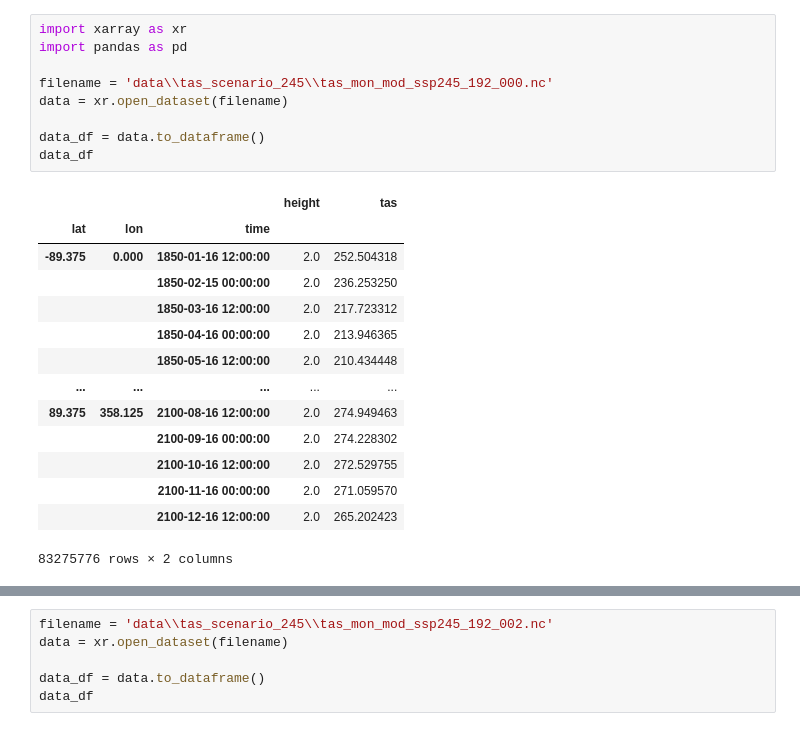
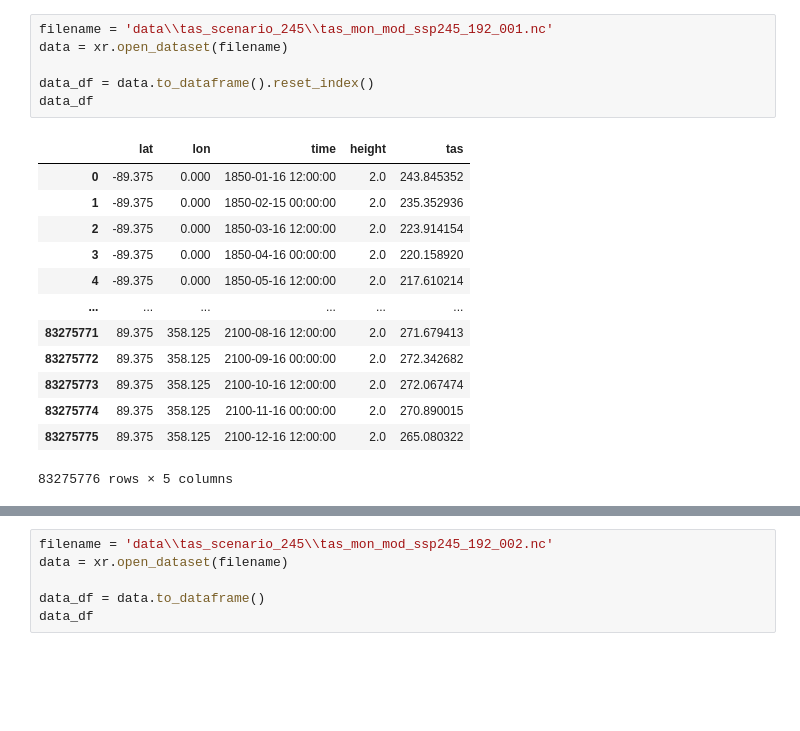
Before and after one commit to opticwiznub/Honours-Thesis, a Jupyter notebook: code/netcdf_to_pd.ipynb, the cells around one changed output, grey strips where cells are left out. Saved outputs shown, nothing was run; the diff lists cells and outputs as text; blank space fills up the shorter version.

```diff
--- a/code/netcdf_to_pd.ipynb
+++ b/code/netcdf_to_pd.ipynb
@@ -32,24 +41,20 @@ cols
 # %%
-import xarray as xr
-import pandas as pd
-
-filename = 'data\\tas_scenario_245\\tas_mon_mod_ssp245_192_000.nc'
+filename = 'data\\tas_scenario_245\\tas_mon_mod_ssp245_192_001.nc'
 data = xr.open_dataset(filename)
 
-data_df = data.to_dataframe()
+data_df = data.to_dataframe().reset_index()
 data_df
 # %% [output]
-|  |  |  | height | tas |
-| lat | lon | time |  |  |
-| -89.375 | 0.000 | 1850-01-16 12:00:00 | 2.0 | 252.504318 |
-|  |  | 1850-02-15 00:00:00 | 2.0 | 236.253250 |
-|  |  | 1850-03-16 12:00:00 | 2.0 | 217.723312 |
-|  |  | 1850-04-16 00:00:00 | 2.0 | 213.946365 |
-|  |  | 1850-05-16 12:00:00 | 2.0 | 210.434448 |
-| ... | ... | ... | ... | ... |
-| 89.375 | 358.125 | 2100-08-16 12:00:00 | 2.0 | 274.949463 |
-|  |  | 2100-09-16 00:00:00 | 2.0 | 274.228302 |
-|  |  | 2100-10-16 12:00:00 | 2.0 | 272.529755 |
-|  |  | 2100-11-16 00:00:00 | 2.0 | 271.059570 |
-|  |  | 2100-12-16 12:00:00 | 2.0 | 265.202423 |
+|  | lat | lon | time | height | tas |
+| 0 | -89.375 | 0.000 | 1850-01-16 12:00:00 | 2.0 | 243.845352 |
+| 1 | -89.375 | 0.000 | 1850-02-15 00:00:00 | 2.0 | 235.352936 |
+| 2 | -89.375 | 0.000 | 1850-03-16 12:00:00 | 2.0 | 223.914154 |
+| 3 | -89.375 | 0.000 | 1850-04-16 00:00:00 | 2.0 | 220.158920 |
+| 4 | -89.375 | 0.000 | 1850-05-16 12:00:00 | 2.0 | 217.610214 |
+| ... | ... | ... | ... | ... | ... |
+| 83275771 | 89.375 | 358.125 | 2100-08-16 12:00:00 | 2.0 | 271.679413 |
+| 83275772 | 89.375 | 358.125 | 2100-09-16 00:00:00 | 2.0 | 272.342682 |
+| 83275773 | 89.375 | 358.125 | 2100-10-16 12:00:00 | 2.0 | 272.067474 |
+| 83275774 | 89.375 | 358.125 | 2100-11-16 00:00:00 | 2.0 | 270.890015 |
+| 83275775 | 89.375 | 358.125 | 2100-12-16 12:00:00 | 2.0 | 265.080322 |
-83275776 rows × 2 columns
+83275776 rows × 5 columns
```
Also changed, not shown: parts of 7 cells of this notebook.
